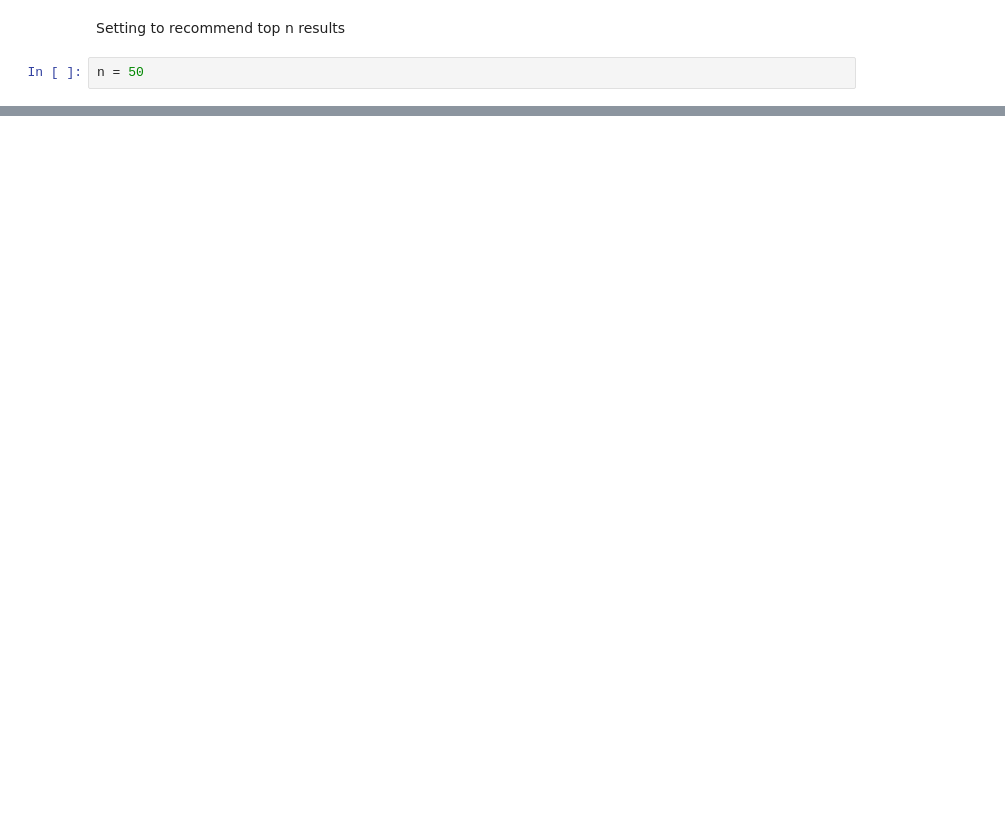
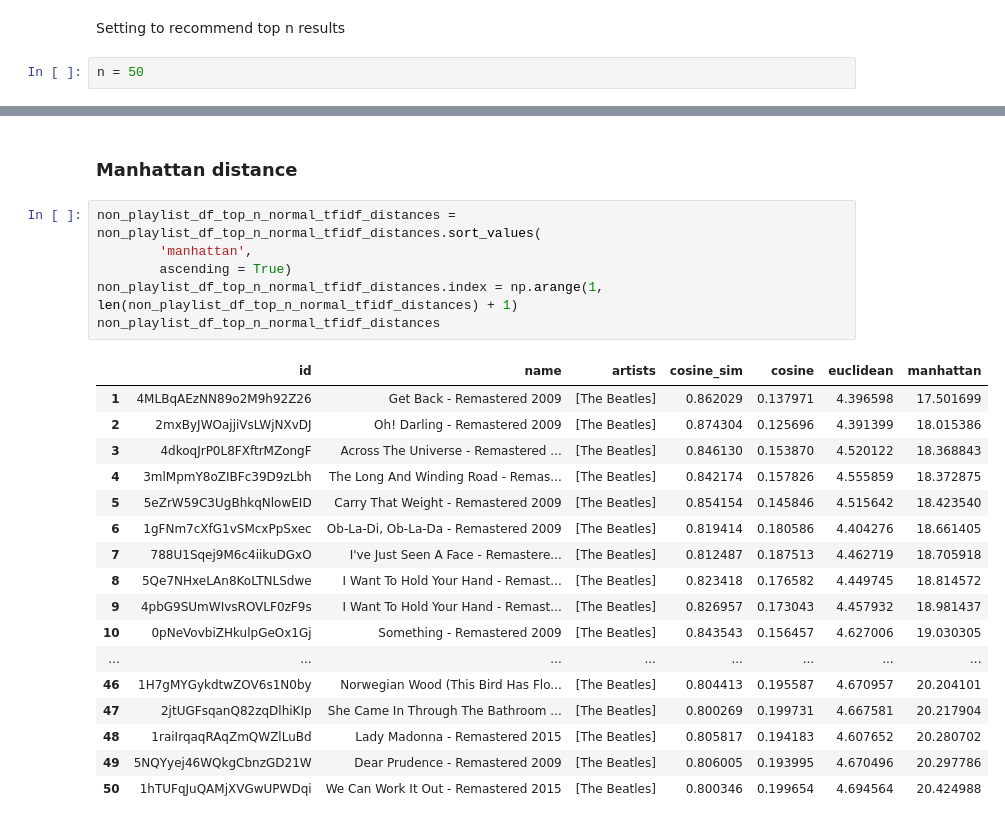
Before and after one commit to a1omar/spotify-recommendation-systems, a Jupyter notebook: scripts/Vector Similarities for The Beatles Playlist.ipynb, the cells around one changed output, grey strips where cells are left out. Drawn from its saved outputs; the diff is of its cells as text; blank space fills up the shorter version.

```diff
--- a/scripts/Vector Similarities for The Beatles Playlist.ipynb
+++ b/scripts/Vector Similarities for The Beatles Playlist.ipynb
@@ -103,0 +190,26 @@ You can also see that there are a lot of similar artists and music styles when c
+# %% [markdown]
+### Manhattan distance
+# %%
+non_playlist_df_top_n_normal_tfidf_distances = non_playlist_df_top_n_normal_tfidf_distances.sort_values(
+        'manhattan',
+        ascending = True)
+non_playlist_df_top_n_normal_tfidf_distances.index = np.arange(1, len(non_playlist_df_top_n_normal_tfidf_distances) + 1)
+non_playlist_df_top_n_normal_tfidf_distances
+# %% [output]
+|  | id | name | artists | cosine_sim | cosine | euclidean | manhattan |
+| 1 | 4MLBqAEzNN89o2M9h92Z26 | Get Back - Remastered 2009 | [The Beatles] | 0.862029 | 0.137971 | 4.396598 | 17.501699 |
+| 2 | 2mxByJWOajjiVsLWjNXvDJ | Oh! Darling - Remastered 2009 | [The Beatles] | 0.874304 | 0.125696 | 4.391399 | 18.015386 |
+| 3 | 4dkoqJrP0L8FXftrMZongF | Across The Universe - Remastered ... | [The Beatles] | 0.846130 | 0.153870 | 4.520122 | 18.368843 |
+| 4 | 3mlMpmY8oZIBFc39D9zLbh | The Long And Winding Road - Remas... | [The Beatles] | 0.842174 | 0.157826 | 4.555859 | 18.372875 |
+| 5 | 5eZrW59C3UgBhkqNlowEID | Carry That Weight - Remastered 2009 | [The Beatles] | 0.854154 | 0.145846 | 4.515642 | 18.423540 |
+| 6 | 1gFNm7cXfG1vSMcxPpSxec | Ob-La-Di, Ob-La-Da - Remastered 2009 | [The Beatles] | 0.819414 | 0.180586 | 4.404276 | 18.661405 |
+| 7 | 788U1Sqej9M6c4iikuDGxO | I've Just Seen A Face - Remastere... | [The Beatles] | 0.812487 | 0.187513 | 4.462719 | 18.705918 |
+| 8 | 5Qe7NHxeLAn8KoLTNLSdwe | I Want To Hold Your Hand - Remast... | [The Beatles] | 0.823418 | 0.176582 | 4.449745 | 18.814572 |
+| 9 | 4pbG9SUmWIvsROVLF0zF9s | I Want To Hold Your Hand - Remast... | [The Beatles] | 0.826957 | 0.173043 | 4.457932 | 18.981437 |
+| 10 | 0pNeVovbiZHkulpGeOx1Gj | Something - Remastered 2009 | [The Beatles] | 0.843543 | 0.156457 | 4.627006 | 19.030305 |
+| ... | ... | ... | ... | ... | ... | ... | ... |
+| 46 | 1H7gMYGykdtwZOV6s1N0by | Norwegian Wood (This Bird Has Flo... | [The Beatles] | 0.804413 | 0.195587 | 4.670957 | 20.204101 |
+| 47 | 2jtUGFsqanQ82zqDlhiKIp | She Came In Through The Bathroom ... | [The Beatles] | 0.800269 | 0.199731 | 4.667581 | 20.217904 |
+| 48 | 1raiIrqaqRAqZmQWZlLuBd | Lady Madonna - Remastered 2015 | [The Beatles] | 0.805817 | 0.194183 | 4.607652 | 20.280702 |
+| 49 | 5NQYyej46WQkgCbnzGD21W | Dear Prudence - Remastered 2009 | [The Beatles] | 0.806005 | 0.193995 | 4.670496 | 20.297786 |
+| 50 | 1hTUFqJuQAMjXVGwUPWDqi | We Can Work It Out - Remastered 2015 | [The Beatles] | 0.800346 | 0.199654 | 4.694564 | 20.424988 |
```
Also changed, not shown: parts of 37 cells of this notebook, 11 other files.
